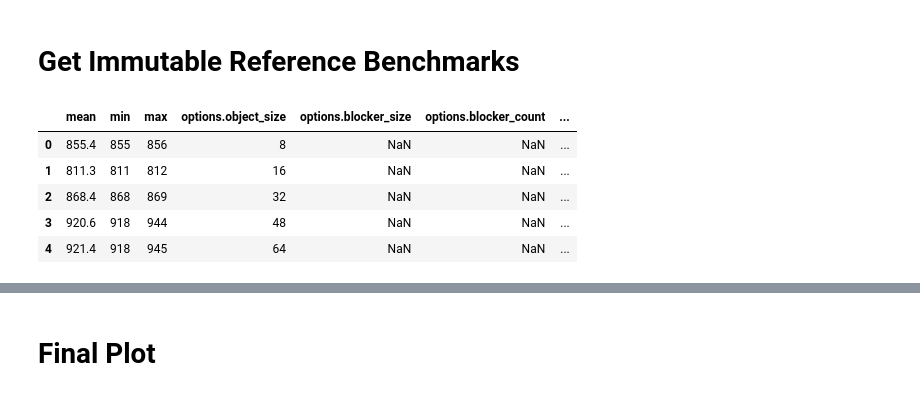
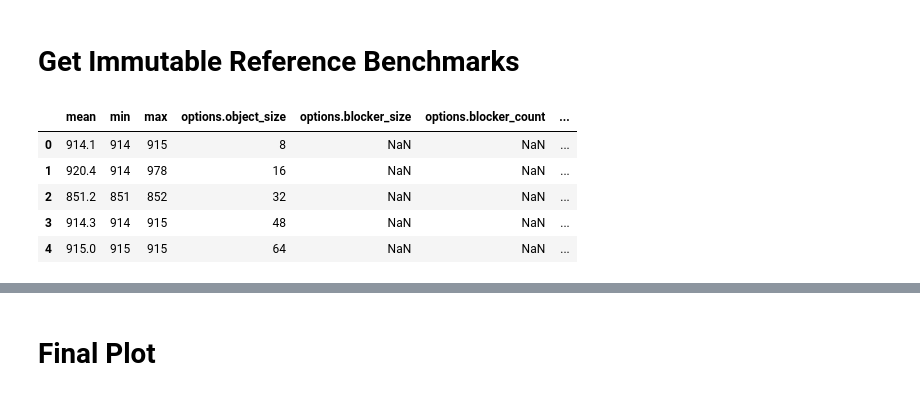
Before and after one commit to markus-gerber/vnv-heap, a Jupyter notebook: zephyr/vnv_heap_benchmark/analysis/get_ref.ipynb, the cells around one changed output, grey strips where cells are left out. Drawn from its saved outputs; the diff is of its cells as text; code cells hidden in the pictures.

```diff
--- a/zephyr/vnv_heap_benchmark/analysis/get_ref.ipynb
+++ b/zephyr/vnv_heap_benchmark/analysis/get_ref.ipynb
@@ -23,38 +3,44 @@ unit = "ms"
+# %%
+# select measurement file
+file_name = "../output/2024-12-23 17-19-30.json"
+
+# plot settings
+show_error_bar = False
+unit = "ms"
+plotted_object_sizes = [32, 128, 512]
 # %%
 # parse data
 import json
 
-raw_data = []
-for file_name in files:
-    with open(file_name) as file:
-        raw_data.extend(json.load(file))
+with open(file_name) as file:
+    raw_data = json.load(file)
 # %%
 from util.convert import convert_datasets
 import pandas as pd
 
 ovpm = convert_datasets(
     raw_data,
-    "vNV-Heap",
+    "vNV-Heaps",
     [("get_min", "Best Case"), ("get_max_min", "Worst-Best Case"), ("get_min_max", "Best-Worst Case"), ("get_max", "Worst Case")],
     ["mean", "min", "max", "options.object_size", "options.blocker_size", "options.blocker_count", "options.modules", "machine_name", "cold_start", "repetitions"],
     unwrapped=show_error_bar
 )
 
 baseline = convert_datasets(
     raw_data,
     "Baseline",
     [("baseline_get_min", "Best Case"), ("baseline_get_max_min", "Worst-Best Case"), ("baseline_get_min_max", "Best-Worst Case"), ("baseline_get_max", "Worst Case")],
     ["mean", "min", "max", "options.object_size", "options.bucket_size", "options.modules", "machine_name", "cold_start", "repetitions"],
     unwrapped=show_error_bar
 )
 
 dataset = pd.concat([ovpm, baseline])
 dataset.head()
 # %% [output]
 |  | mean | min | max | options.object_size | options.blocker_size | options.blocker_count | ... |
-| 0 | 855.4 | 855 | 856 | 8 | NaN | NaN | ... |
-| 1 | 811.3 | 811 | 812 | 16 | NaN | NaN | ... |
-| 2 | 868.4 | 868 | 869 | 32 | NaN | NaN | ... |
-| 3 | 920.6 | 918 | 944 | 48 | NaN | NaN | ... |
-| 4 | 921.4 | 918 | 945 | 64 | NaN | NaN | ... |
+| 0 | 914.1 | 914 | 915 | 8 | NaN | NaN | ... |
+| 1 | 920.4 | 914 | 978 | 16 | NaN | NaN | ... |
+| 2 | 851.2 | 851 | 852 | 32 | NaN | NaN | ... |
+| 3 | 914.3 | 914 | 915 | 48 | NaN | NaN | ... |
+| 4 | 915.0 | 915 | 915 | 64 | NaN | NaN | ... |
 # %%
```
Also changed, not shown: parts of 5 cells of this notebook, 8 other files.
